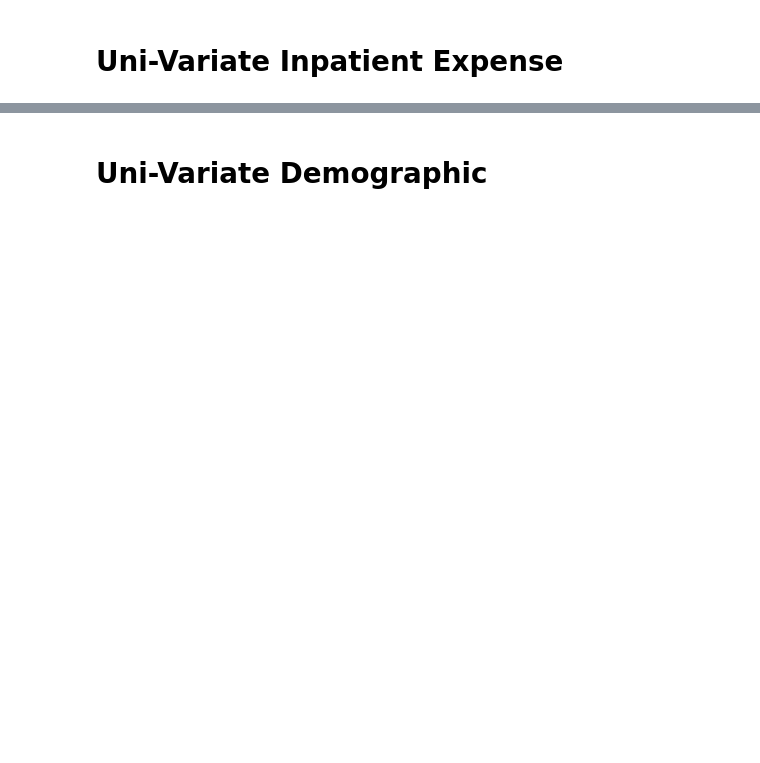
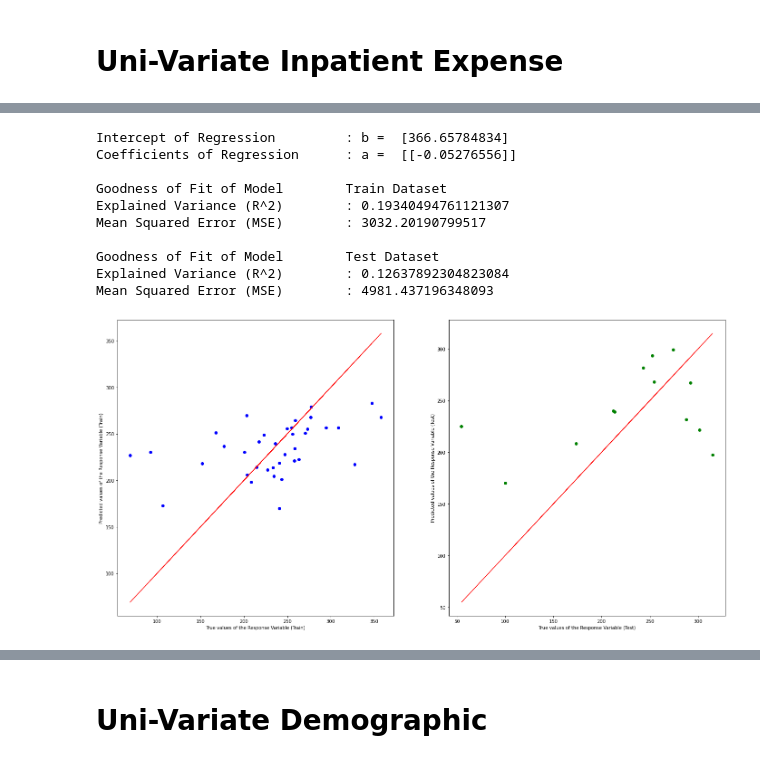
Before and after one commit to odinghosh/CE1115_project, a Jupyter notebook: CE1115_Project_060421_Main.ipynb, the cells around one changed output, grey strips where cells are left out. Saved outputs shown, nothing was run; the diff lists cells and outputs as text; code cells hidden in the pictures; blank space fills up the shorter version.

```diff
--- a/CE1115_Project_060421_Main.ipynb
+++ b/CE1115_Project_060421_Main.ipynb
@@ -569,0 +627,52 @@ plt.show()
+# %%
+expense = pd.DataFrame(combined_data['expense'])   # Response
+Deaths = pd.DataFrame(combined_data['Deaths'])
+
+X_train, X_test, y_train, y_test = train_test_split(expense,Deaths, test_size = 0.25)
+
+linreg = LinearRegression()
+linreg.fit(X_train, y_train)
+
+print('Intercept of Regression \t: b = ', linreg.intercept_)
+print('Coefficients of Regression \t: a = ', linreg.coef_)
+print()
+
+
+y_train_pred = linreg.predict(X_train)
+y_test_pred = linreg.predict(X_test)
+
+# Check the Goodness of Fit (on Train Data)
+print("Goodness of Fit of Model \tTrain Dataset")
+print("Explained Variance (R^2) \t:", linreg.score(X_train, y_train))
+print("Mean Squared Error (MSE) \t:", mean_squared_error(y_train, y_train_pred))
+print()
+
+# Check the Goodness of Fit (on Test Data)
+print("Goodness of Fit of Model \tTest Dataset")
+print("Explained Variance (R^2) \t:", linreg.score(X_test, y_test))
+print("Mean Squared Error (MSE) \t:", mean_squared_error(y_test, y_test_pred))
+print()
+
+# Plot the Predictions vs the True values
+f, axes = plt.subplots(1, 2, figsize=(24, 12))
+axes[0].scatter(y_train, y_train_pred, color = "blue")
+axes[0].plot(y_train, y_train, 'r', linewidth = 1)
+axes[0].set_xlabel("True values of the Response Variable (Train)")
+axes[0].set_ylabel("Predicted values of the Response Variable (Train)")
+axes[1].scatter(y_test, y_test_pred, color = "green")
+axes[1].plot(y_test, y_test, 'r', linewidth = 1)
+axes[1].set_xlabel("True values of the Response Variable (Test)")
+axes[1].set_ylabel("Predicted values of the Response Variable (Test)")
+plt.show()
+# %% [output]
+Intercept of Regression         : b =  [366.65784834]
+Coefficients of Regression      : a =  [[-0.05276556]]
+
+Goodness of Fit of Model        Train Dataset
+Explained Variance (R^2)        : 0.19340494761121307
+Mean Squared Error (MSE)        : 3032.20190799517
+
+Goodness of Fit of Model        Test Dataset
+Explained Variance (R^2)        : 0.12637892304823084
+Mean Squared Error (MSE)        : 4981.437196348093
+[figure, added]
```
Also changed, not shown: parts of 23 cells of this notebook, 2 other files.
